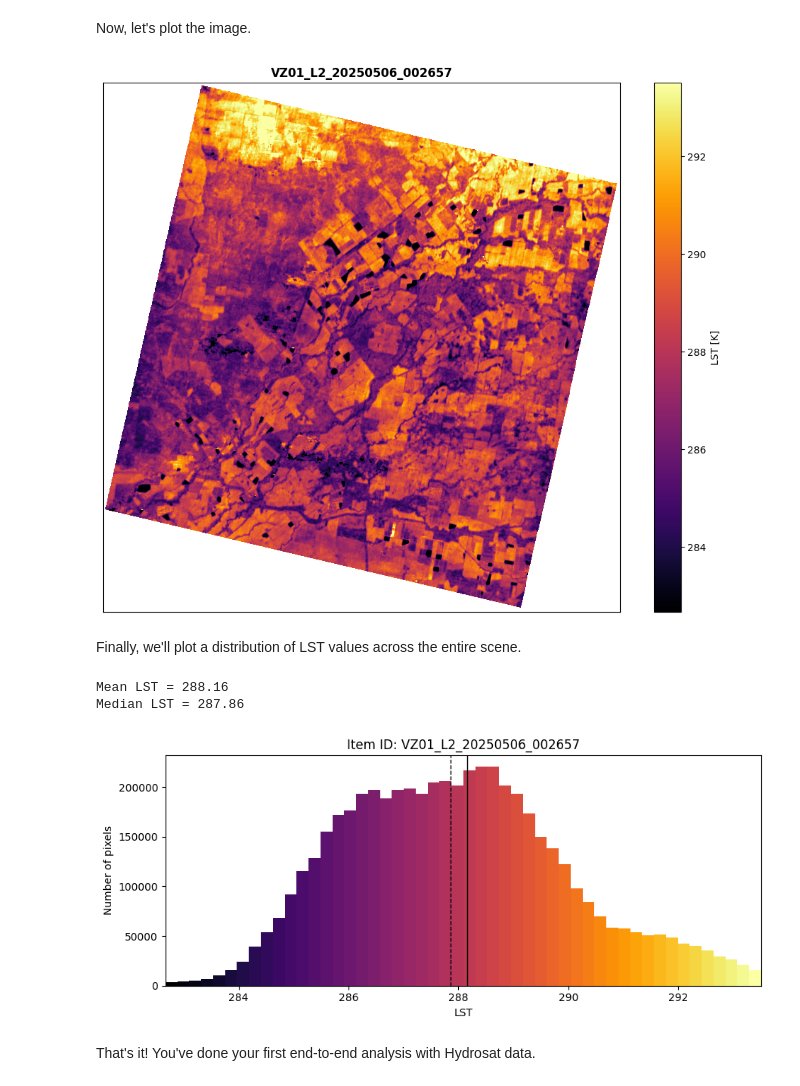
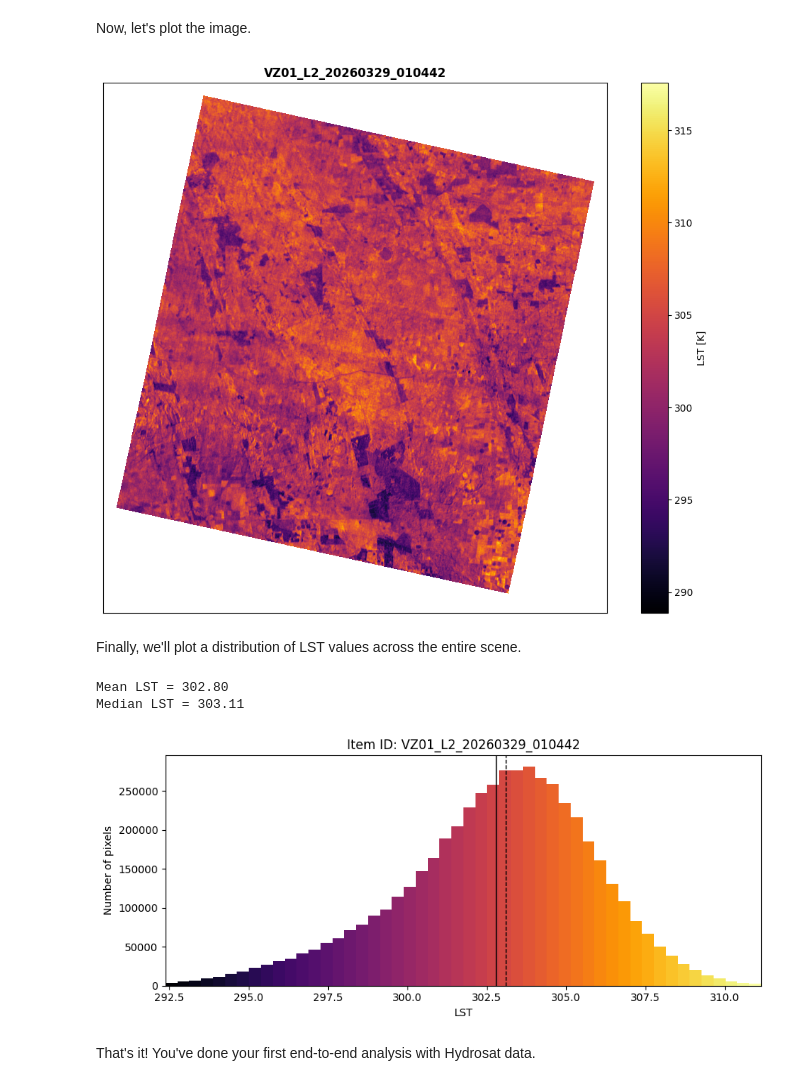
Before and after one commit to Hydrosat/vz-tutorials, a Jupyter notebook: vz-quickstart.ipynb, the cells around one changed output. Cells and saved outputs as stored; diff of their text form; code cells hidden in the pictures.

```diff
--- a/vz-quickstart.ipynb
+++ b/vz-quickstart.ipynb
@@ -31,3 +32,18 @@ Let's read the json file.
 # %%
+tokenUrl = "https://auth.hydrosat.com/oauth2/token"
+
 with open('creds.json') as f:
     creds = json.loads(f.read())
+
+client_id = creds["client_id"]
+client_secret = creds["client_secret"]
+
+payload = f'grant_type=client_credentials&client_id={client_id}&client_secret={client_secret}'
+headers = {
+  'Content-Type': 'application/x-www-form-urlencoded',
+}
+
+token_response = requests.request("POST", tokenUrl, headers=headers, data=payload)
+token_data = token_response.json()
+access_token = token_data["access_token"]
+STACheaders = {"Authorization":f"Bearer {access_token}"}
@@ -36,10 +50,7 @@ This next cell will endecode the `username:password` combination and use it to a
 # %%
-userpass = f"{creds['username']}:{creds['password']}"
-b64 = base64.b64encode(userpass.encode()).decode()
-headers = {'Authorization':'Basic ' + b64}
-
-cat_url = 'https://stac.hydrosat.com/'
-catalog = Client.open(cat_url, headers)
+# Connect to the STAC catalog.
+# See our page on authentication for how to set up your headers.
+catalog = Client.open('https://stac-beta.hydrosat.com/', headers=STACheaders)
 # %% [markdown]
 Now you're ready to explore the STAC catalog! The catalog consists of a series of collections containing STAC items, each of which represents an individual scene.
 
@@ -66,10 +77,10 @@ bbox = [113.183, -42.905, 155.974, -11.713] # <- This bbox covers all of Austral
 # %% [markdown]
 We can also specify a date range of interest. Note that there are a few different ways you can format this range.
 # %%
-start_date = "2025-04-15"
+start_date = "2026-03-29"
 start_time = "T00:00:00Z"
 
-end_date = "2025-07-15"
+end_date = "2026-03-30"
 end_time = "T00:00:00Z"
 datetime_range = [start_date+start_time, end_date+end_time]
 # %% [markdown]
@@ -114,6 +122,6 @@ Let's explore the concept of a STAC item. At a high level, each item represents
 
 For this example, we'll focus on an item with a specific known ID.
 # %%
-item = [item for item in items if '20250506_002657' in item.id][0] # Grab item from the list with a specific ID substring
+item = items[9] # Grab an item from the list
 print(f"ID: {item.id}")
 # %% [output]
@@ -230,16 +219,16 @@ Now, let's plot the image.
 # %%
 # Plot LST image
 plt.figure(figsize=(10,8))
-vmin, vmax = np.nanpercentile(lst, 1), np.nanpercentile(lst, 99)
-plot = plt.imshow(lst, cmap=plt.cm.inferno, vmin=vmin, vmax=vmax)
+vmin, vmax = np.nanpercentile(lst, 0.1), np.nanpercentile(lst, 99.9)
+plot = plt.imshow(lst, cmap=plt.cm.inferno)
 plt.colorbar(plot, label='LST [K]')
 plt.xticks([])
 plt.yticks([])
 plt.title(item.id, weight='bold')
 plt.tight_layout()
 plt.show()
 # %% [output]
-[figure, old version]
+[figure, new version]
 # %% [markdown]
 Finally, we'll plot a distribution of LST values across the entire scene.
 # %%
@@ -264,8 +253,8 @@ plt.ylabel("Number of pixels")
 plt.tight_layout()
 plt.show()
 # %% [output]
-Mean LST = 288.16
-Median LST = 287.86
+Mean LST = 302.80
+Median LST = 303.11
-[figure, old version]
+[figure, new version]
 # %% [markdown]
 That's it! You've done your first end-to-end analysis with Hydrosat data.
```
Also changed, not shown: parts of 14 cells of this notebook, 2 other files.
